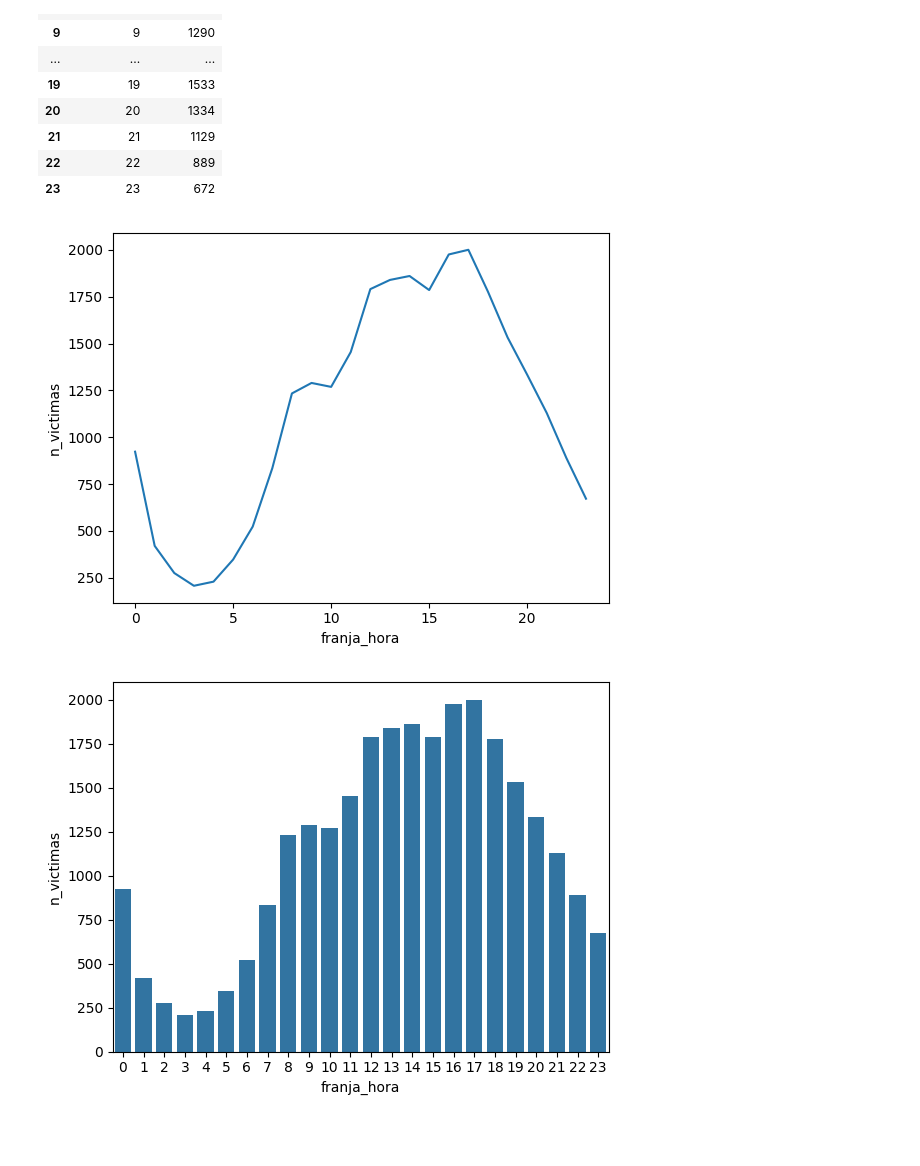
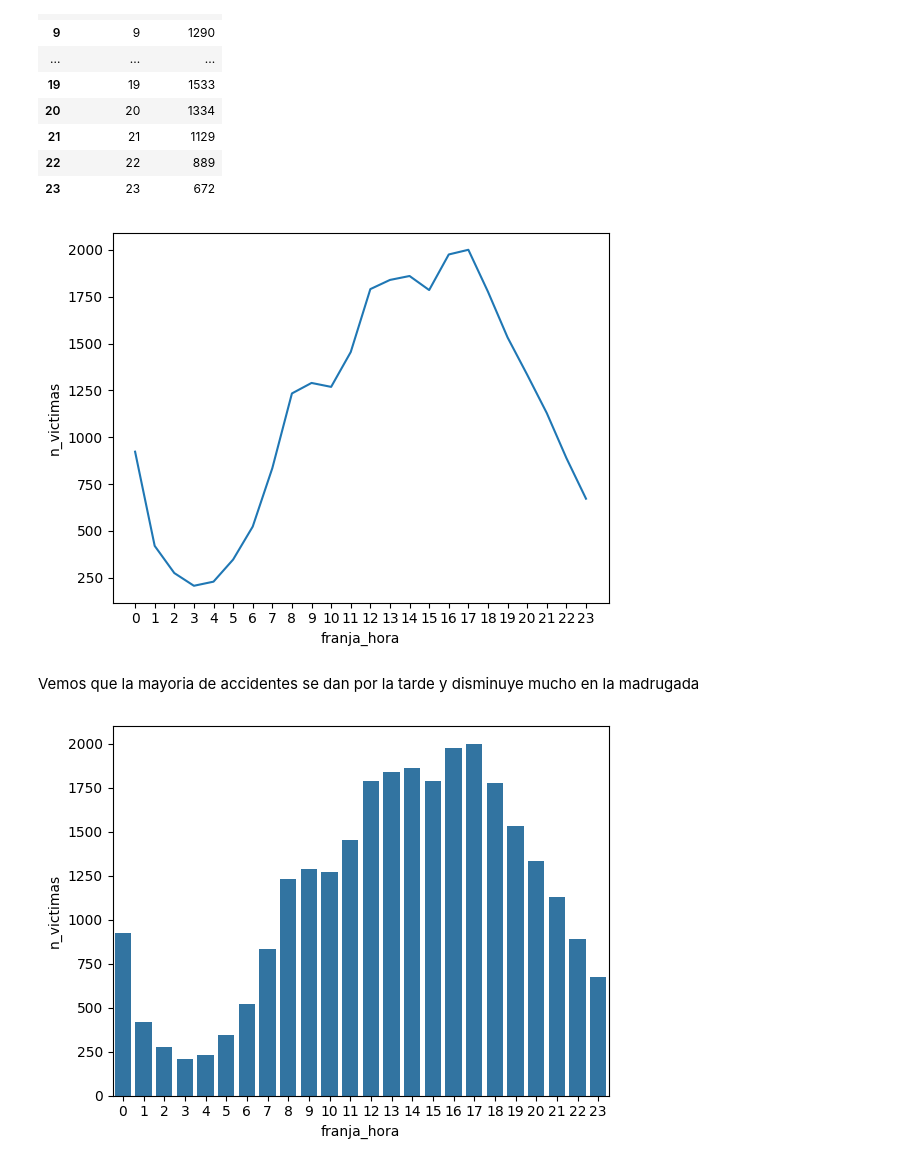
Before and after one commit to Lukitens/PI_DA, a Jupyter notebook: eda.ipynb, the cells around one changed output. Drawn from its saved outputs; the diff is of its cells as text; code cells hidden in the pictures; blank space fills up the shorter version.

```diff
--- a/eda.ipynb
+++ b/eda.ipynb
@@ -489,9 +540,12 @@ lesiones_por_franja
 | 23 | 23 | 672 |
 # %%
 sns.lineplot(data = lesiones_por_franja, x="franja_hora", y="n_victimas")
+plt.xticks(range(min(lesiones_por_franja['franja_hora']), max(lesiones_por_franja['franja_hora'])+1, 1))
 plt.show()
 # %% [output]
-[figure, old version]
+[figure, new version]
+# %% [markdown]
+Vemos que la mayoria de accidentes se dan por la tarde y disminuye mucho en la madrugada
 # %%
 sns.barplot(data = lesiones_por_franja, x= "franja_hora", y="n_victimas")
 plt.show()
```
Also changed, not shown: parts of 33 cells of this notebook, 1 other file.
